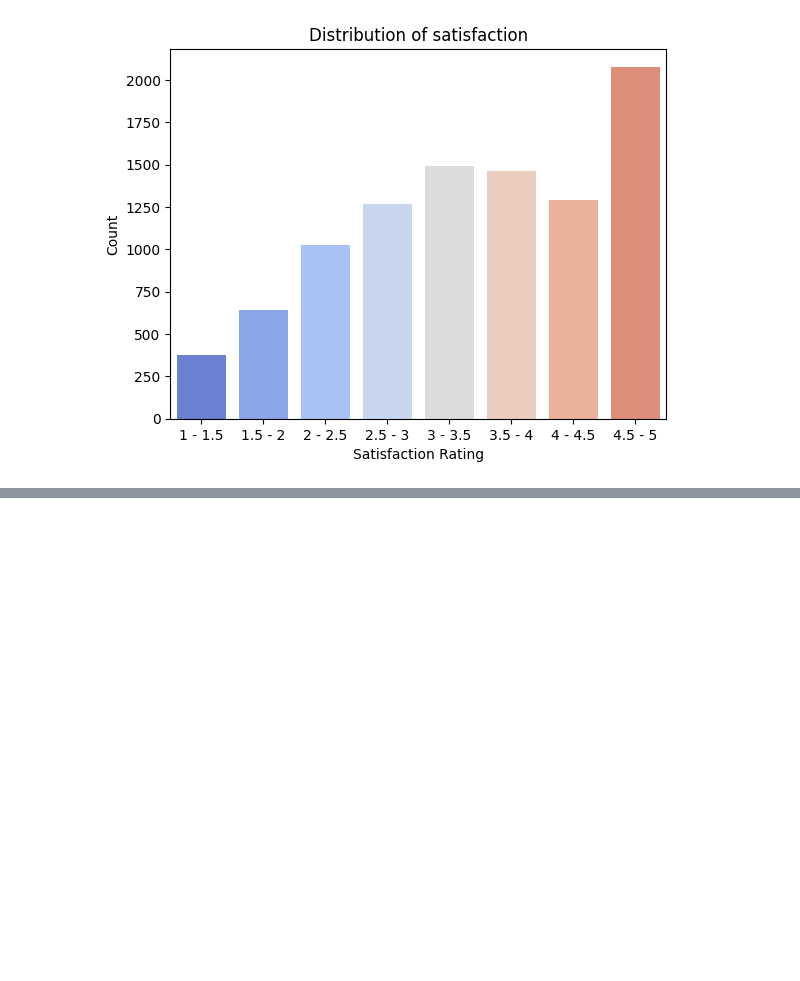
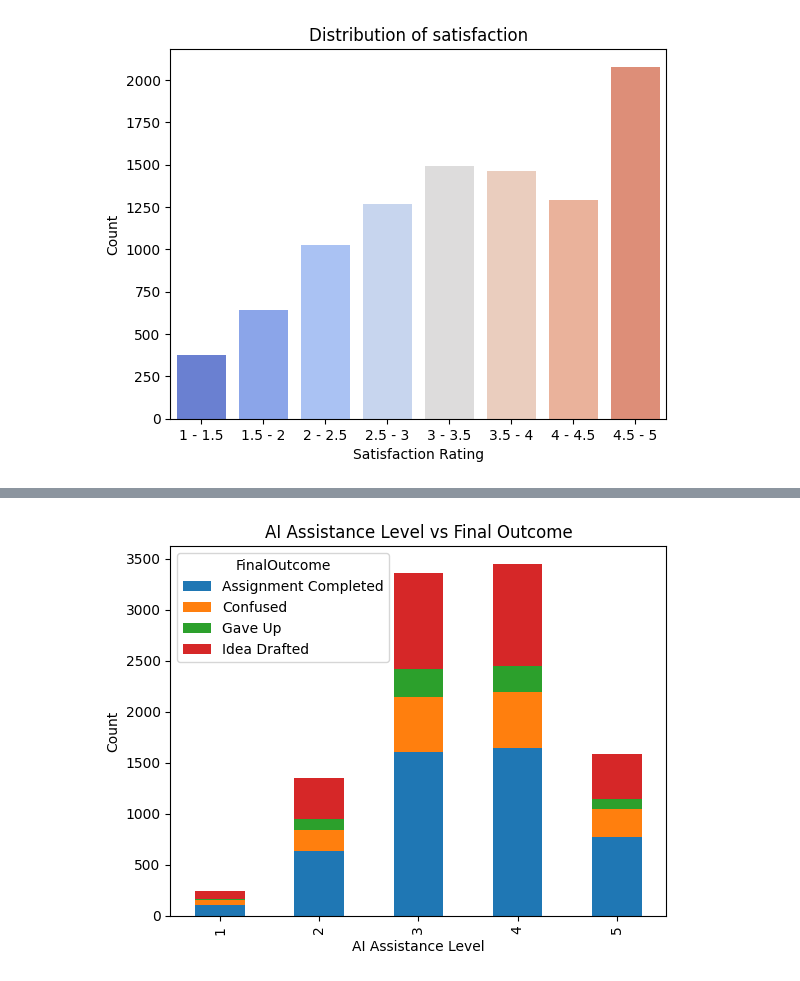
Before and after one commit to Ebratul/practices, a Jupyter notebook: demo1/ai_assistant.ipynb, the cells around one changed output, grey strips where cells are left out. Saved outputs shown, nothing was run; the diff lists cells and outputs as text; code cells hidden in the pictures; blank space fills up the shorter version.

```diff
--- a/demo1/ai_assistant.ipynb
+++ b/demo1/ai_assistant.ipynb
@@ -138,0 +183,3 @@ Passing `palette` without assigning `hue` is deprecated and will be removed in v
+# %%
+data = pd.crosstab(df['AI_AssistanceLevel'], df['FinalOutcome'])
+data
@@ -138,0 +194,8 @@ Passing `palette` without assigning `hue` is deprecated and will be removed in v
+# %%
+data.plot(kind='bar',stacked = True)
+plt.title('AI Assistance Level vs Final Outcome')
+plt.xlabel('AI Assistance Level')
+plt.ylabel('Count')
+plt.show()
+# %% [output]
+[figure, added]
```
Also changed, not shown: parts of 33 cells of this notebook.
